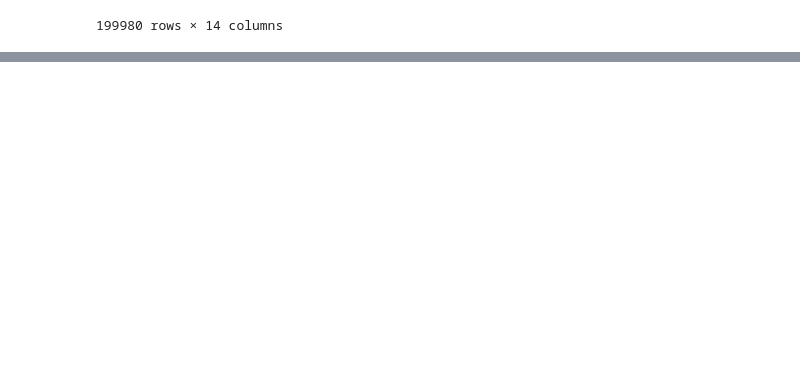
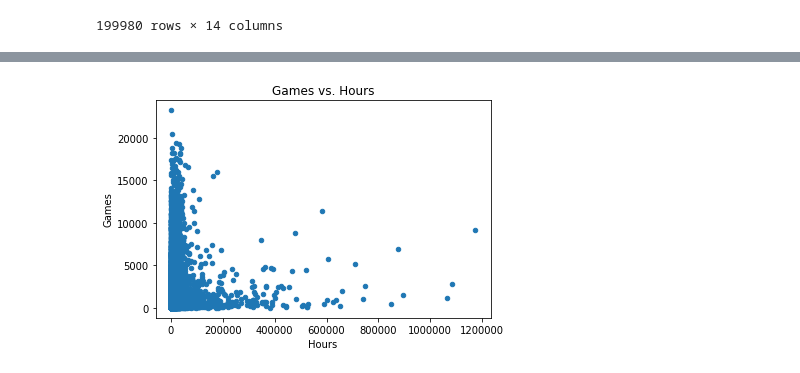
Before and after one commit to Gendo90/Achievement-Stats-Scraper, a Jupyter notebook: Leaderboard API Scraper.ipynb, the cells around one changed output, grey strips where cells are left out. Saved outputs shown, nothing was run; the diff lists cells and outputs as text; code cells hidden in the pictures; blank space fills up the shorter version.

```diff
--- a/Leaderboard API Scraper.ipynb
+++ b/Leaderboard API Scraper.ipynb
@@ -242,0 +255,6 @@ all_200k_df.to_csv("./all_first_200k.csv", index=False)
+# %%
+temp_axes3 = all_200k_df.plot(kind="scatter", x="Hours",
+                                       y="Games",
+                                       title="Games vs. Hours")
+# %% [output]
+[figure, added]
```
Also changed, not shown: parts of 4 cells of this notebook.
